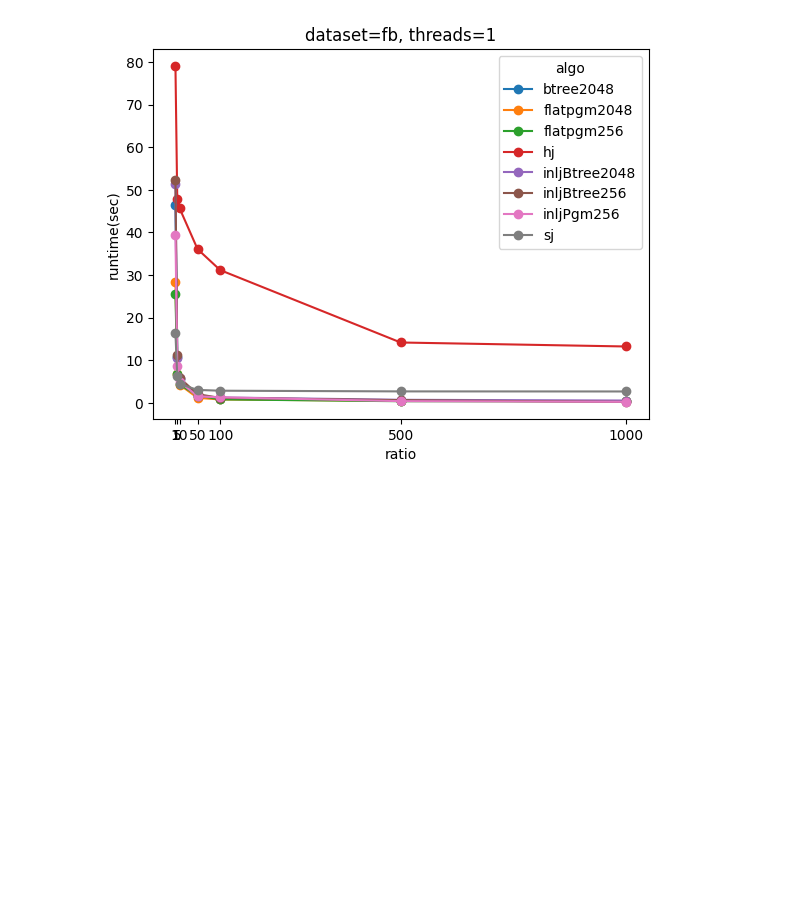
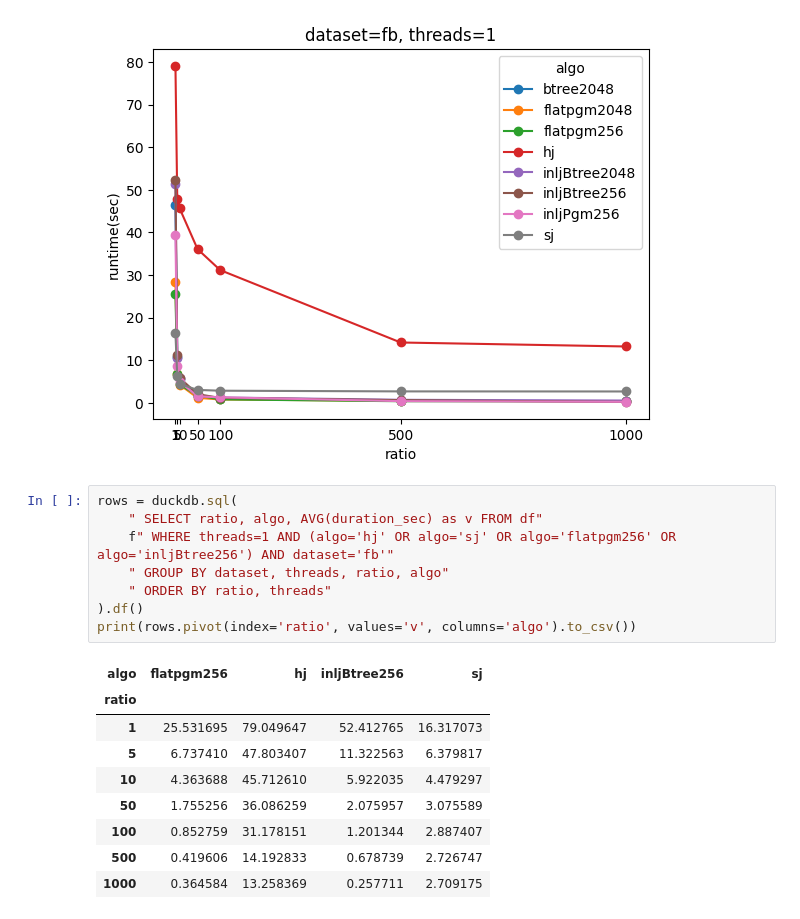
Before and after one commit to saltsystemslab/LearnedJoinDiskExp, a Jupyter notebook: experiments/join_comp/report.ipynb, the cells around one changed output. Drawn from its saved outputs; the diff is of its cells as text; blank space fills up the shorter version.

```diff
--- a/experiments/join_comp/report.ipynb
+++ b/experiments/join_comp/report.ipynb
@@ -100,3 +114,21 @@ plot_for_dataset('fb', 1)
 # %% [output]
 [figure]
 [figure]
+# %%
+rows = duckdb.sql(
+    " SELECT ratio, algo, AVG(duration_sec) as v FROM df"
+    f" WHERE threads=1 AND (algo='hj' OR algo='sj' OR algo='flatpgm256' OR algo='inljBtree256') AND dataset='fb'"
+    " GROUP BY dataset, threads, ratio, algo"
+    " ORDER BY ratio, threads"
+).df()
+print(rows.pivot(index='ratio', values='v', columns='algo').to_csv())
+# %% [output]
+| algo | flatpgm256 | hj | inljBtree256 | sj |
+| ratio |  |  |  |  |
+| 1 | 25.531695 | 79.049647 | 52.412765 | 16.317073 |
+| 5 | 6.737410 | 47.803407 | 11.322563 | 6.379817 |
+| 10 | 4.363688 | 45.712610 | 5.922035 | 4.479297 |
+| 50 | 1.755256 | 36.086259 | 2.075957 | 3.075589 |
+| 100 | 0.852759 | 31.178151 | 1.201344 | 2.887407 |
+| 500 | 0.419606 | 14.192833 | 0.678739 | 2.726747 |
+| 1000 | 0.364584 | 13.258369 | 0.257711 | 2.709175 |
```
Also changed, not shown: parts of 1 cell of this notebook, 1 other file.
